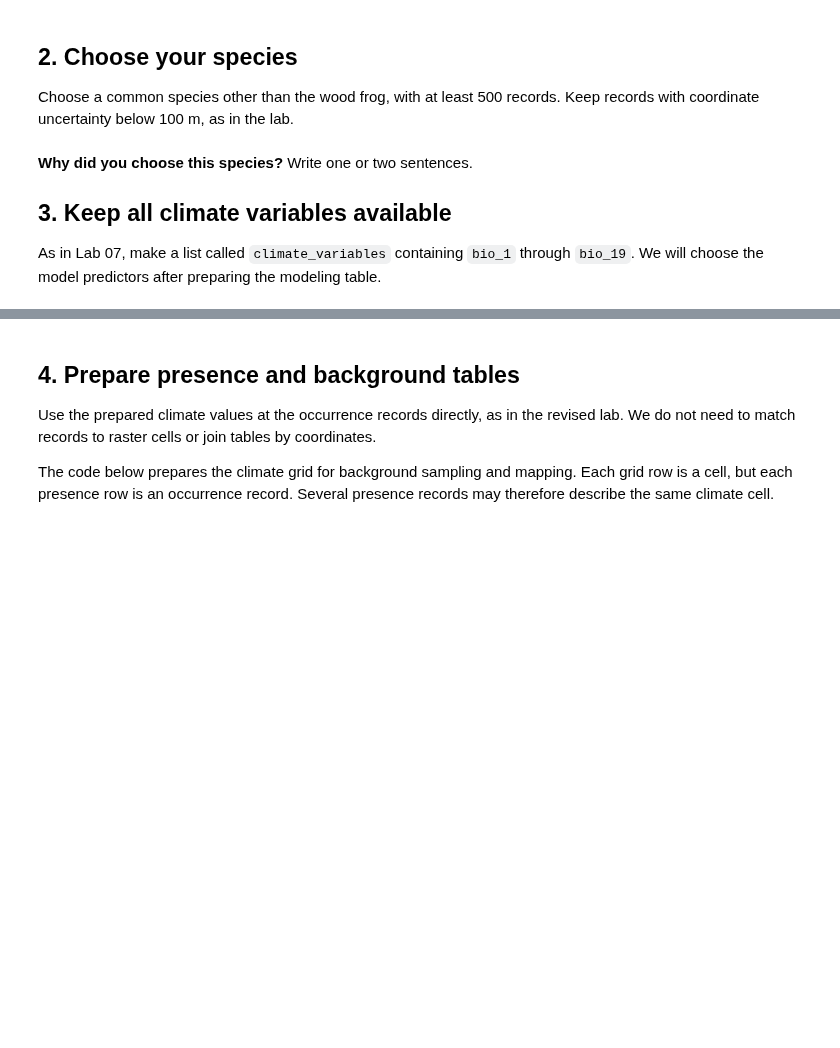
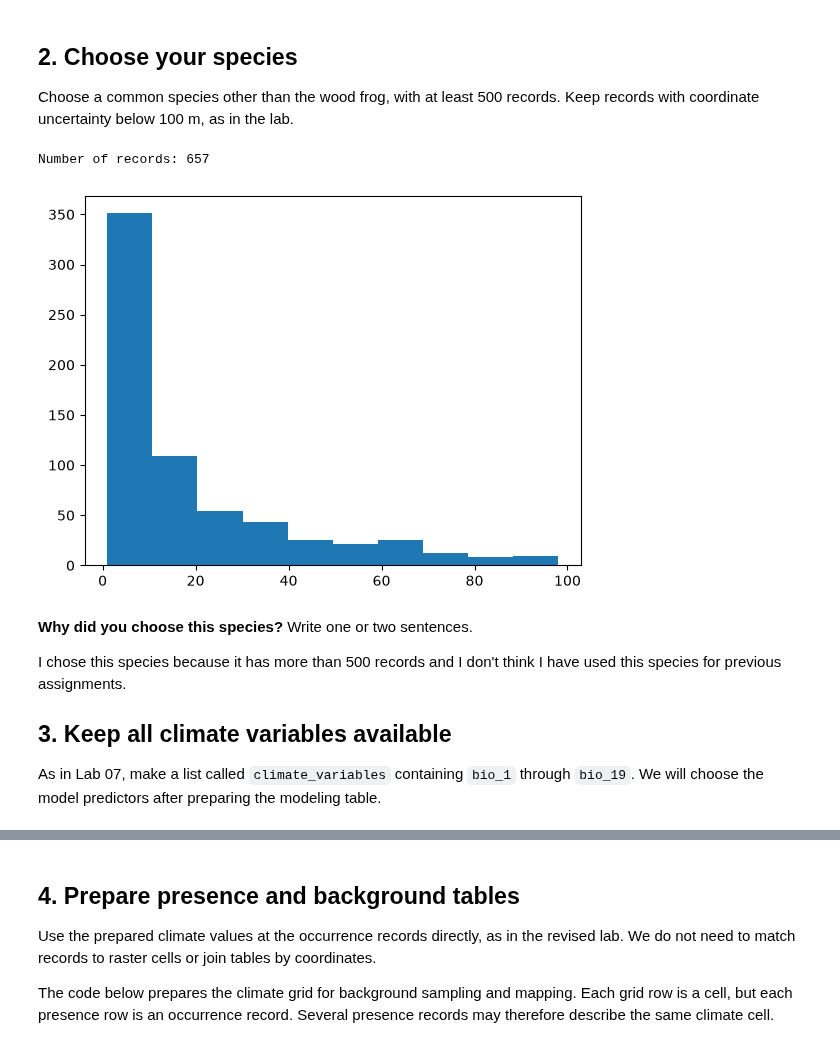
Before and after one commit to relleha/BIO597-SpatialBiodiversity, a Jupyter notebook: docs/assignments/Assignment-07-MachineLearningSDM.ipynb, the cells around one changed output, grey strips where cells are left out. Cells and saved outputs as stored; diff of their text form; code cells hidden in the pictures; blank space fills up the shorter version.

Commit message:
Complete machine learning SDM assignment

```diff
--- a/docs/assignments/Assignment-07-MachineLearningSDM.ipynb
+++ b/docs/assignments/Assignment-07-MachineLearningSDM.ipynb
@@ -24,12 +48,26 @@ climate = xr.open_dataset("../data/maine_bioclim.nc")
 
 Choose a common species other than the wood frog, with at least 500 records. Keep records with coordinate uncertainty below 100 m, as in the lab.
 # %%
-target_species = "YOUR SPECIES HERE"
+target_species = "Dryophytes versicolor"
 
 # Select your species and apply the uncertainty filter.
 # Store the result as presence and print its record count.
+
+presence = amphibians[amphibians["species"] == target_species].copy()
+presence = presence[presence["coordinateUncertaintyInMeters"] < 100].copy()
+
+print("Number of records:", len(presence))
+
+
+# Inspect the distribution of coordinate uncertainty
+_ = plt.hist(presence["coordinateUncertaintyInMeters"])
+# %% [output]
+Number of records: 657
+[figure, added]
 # %% [markdown]
 **Why did you choose this species?** Write one or two sentences.
+
+I chose this species because it has more than 500 records and I don't think I have used this species for previous assignments.
 
 ## 3. Keep all climate variables available
 
```
Also changed, not shown: parts of 22 cells of this notebook, 1 other file.
